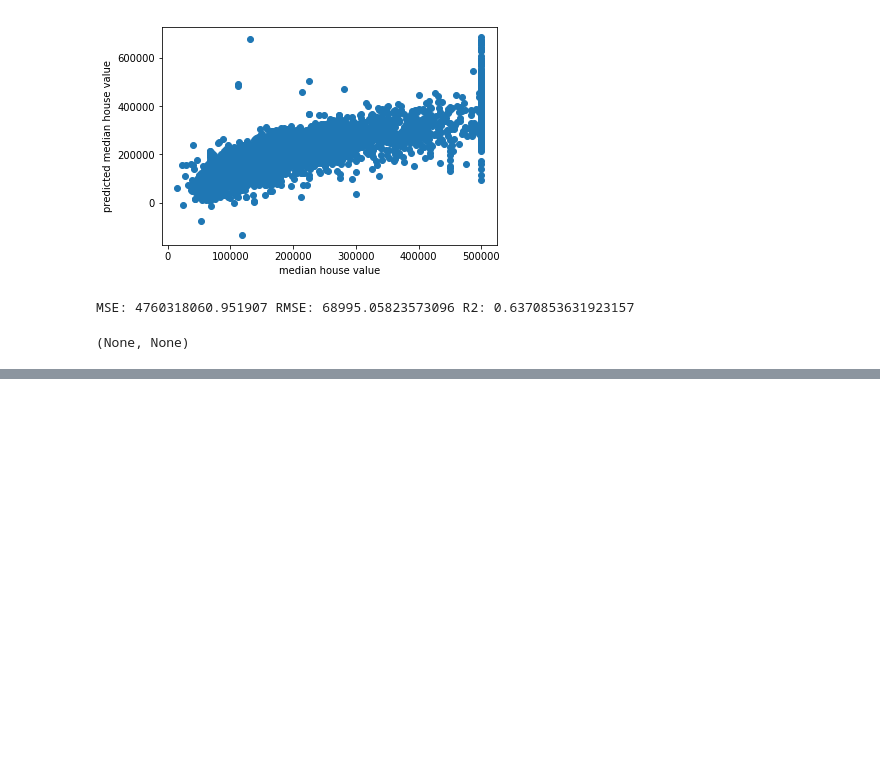
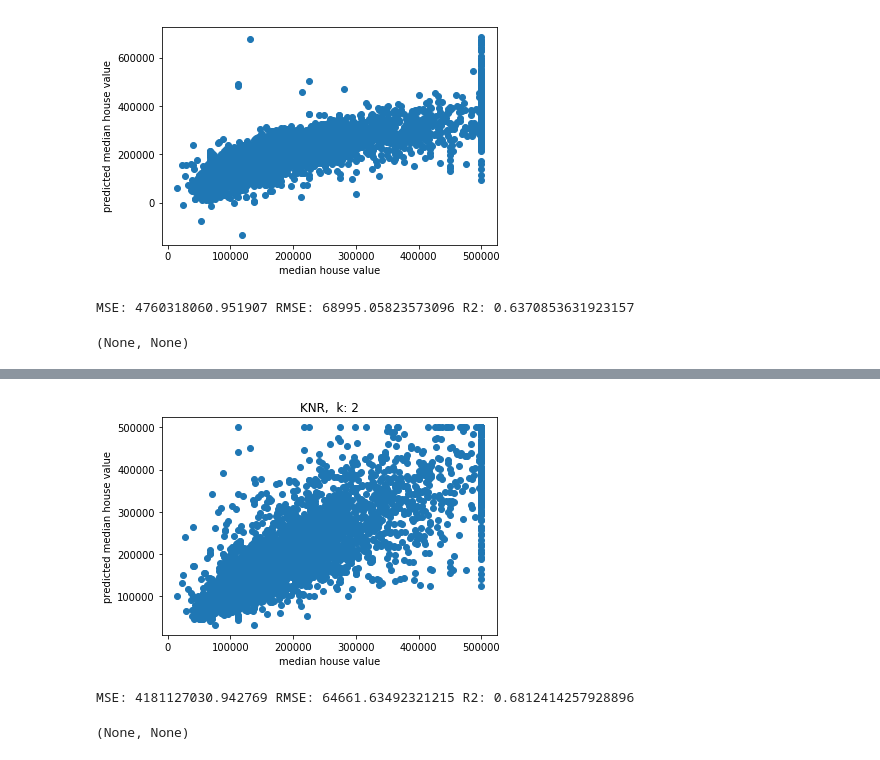
Before and after one commit to tthomik/20180807_descriptive-analysis, a Jupyter notebook: housing_20180822.ipynb, the cells around one changed output, grey strips where cells are left out. Cells and saved outputs as stored; diff of their text form; code cells hidden in the pictures; blank space fills up the shorter version.

```diff
--- a/housing_20180822.ipynb
+++ b/housing_20180822.ipynb
@@ -537,0 +599,6 @@ MSE: 4760318060.951907 RMSE: 68995.05823573096 R2: 0.6370853631923157
+# %%
+KNR("Test on Train, k = 2", train_set_imputed_std_scale, train_set_imputed_target, test_set_imputed_std_scale, test_set_imputed_target, 2, "uniform", "brute")
+# %% [output]
+[figure, added]
+MSE: 4181127030.942769 RMSE: 64661.63492321215 R2: 0.6812414257928896
+(None, None)
```
Also changed, not shown: parts of 22 cells of this notebook.
